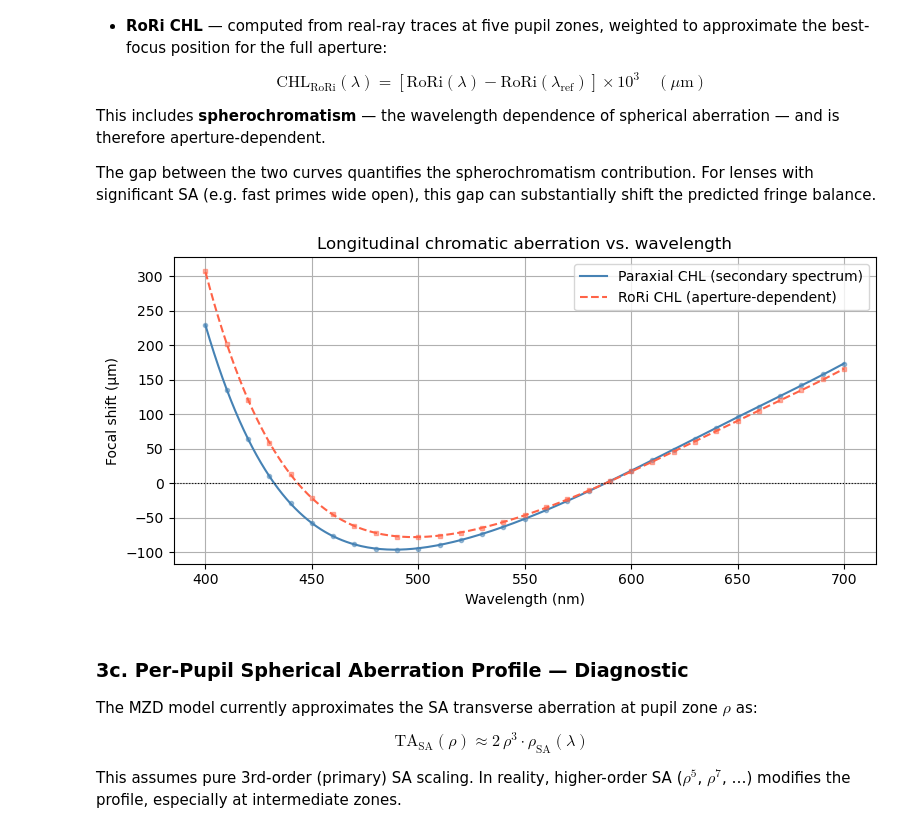
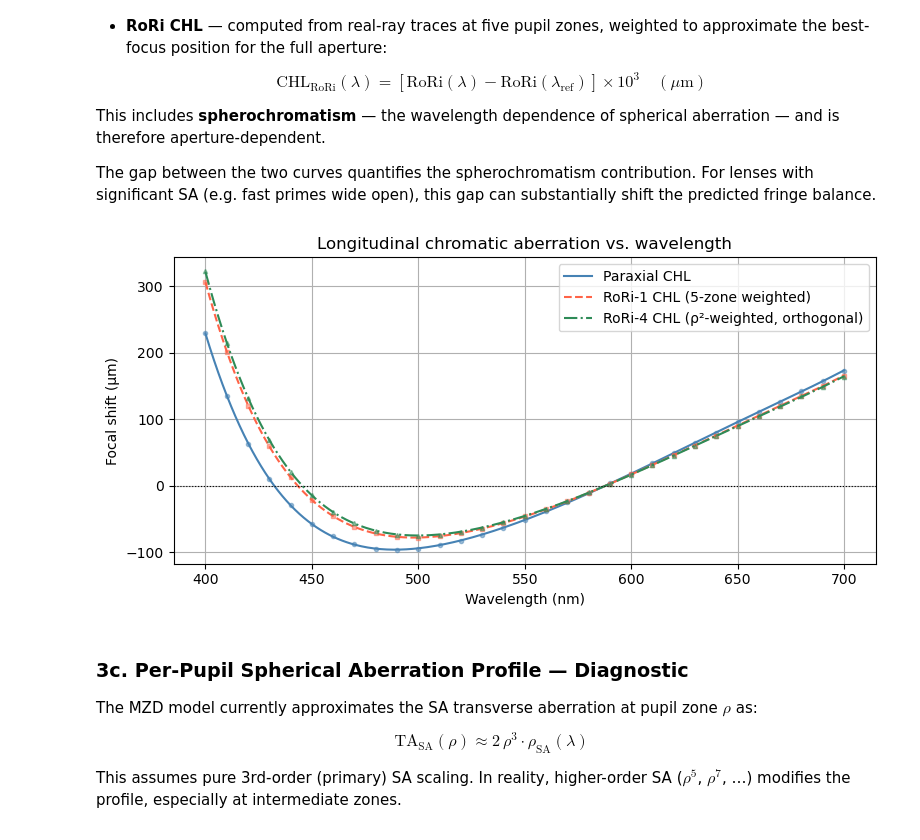
Before and after one commit to Leyangf/ColorFringeCalculation, a Jupyter notebook: examples/cfw_geom_demo.ipynb, the cells around one changed output. Drawn from its saved outputs; the diff is of its cells as text; code cells hidden in the pictures.

```diff
--- a/examples/cfw_geom_demo.ipynb
+++ b/examples/cfw_geom_demo.ipynb
@@ -216,31 +234,35 @@ $$\mathrm{CHL}_{\mathrm{RoRi}}(\lambda) = \left[\mathrm{RoRi}(\lambda) - \mathrm
 
 The gap between the two curves quantifies the spherochromatism contribution. For lenses with significant SA (e.g. fast primes wide open), this gap can substantially shift the predicted fringe balance.
 # %%
-par_wl1  = paraxial_curve[:, 0]
-par_chl1 = paraxial_curve[:, 1]
-ror_wl1  = rori_curve[:, 0]
-ror_chl1 = rori_curve[:, 1]
+par_wl   = paraxial_curve[:, 0]
+par_chl  = paraxial_curve[:, 1]
+r1_wl    = rori1_curve[:, 0]
+r1_chl   = rori1_curve[:, 1]
+r4_wl    = rori4_curve[:, 0]
+r4_chl   = rori4_curve[:, 1]
 
-# 6th-order polynomial fits for smooth curves
-wl_fit  = np.linspace(par_wl1.min(), par_wl1.max(), 300)
-par_fit = np.polyval(np.polyfit(par_wl1, par_chl1, 6), wl_fit)
-ror_fit = np.polyval(np.polyfit(ror_wl1, ror_chl1, 6), wl_fit)
+wl_fit  = np.linspace(par_wl.min(), par_wl.max(), 300)
+par_fit = np.polyval(np.polyfit(par_wl, par_chl, 6), wl_fit)
+r1_fit  = np.polyval(np.polyfit(r1_wl,  r1_chl,  6), wl_fit)
+r4_fit  = np.polyval(np.polyfit(r4_wl,  r4_chl,  6), wl_fit)
 
 plt.figure(figsize=(8, 4))
-plt.plot(par_wl1, par_chl1, "o",  color="steelblue", ms=3, alpha=0.5)
-plt.plot(wl_fit,  par_fit,  "-",  color="steelblue", label="Paraxial CHL (secondary spectrum)")
-plt.plot(ror_wl1, ror_chl1, "s",  color="tomato",    ms=3, alpha=0.5)
-plt.plot(wl_fit,  ror_fit,  "--", color="tomato",    label="RoRi CHL (aperture-dependent)")
+plt.plot(par_wl,  par_chl,  "o",  color="steelblue", ms=3, alpha=0.5)
+plt.plot(wl_fit,  par_fit,  "-",  color="steelblue", label="Paraxial CHL")
+plt.plot(r1_wl,   r1_chl,   "s",  color="tomato",    ms=3, alpha=0.5)
+plt.plot(wl_fit,  r1_fit,   "--", color="tomato",    label="RoRi-1 CHL (5-zone weighted)")
+plt.plot(r4_wl,   r4_chl,   "^",  color="seagreen",  ms=3, alpha=0.5)
+plt.plot(wl_fit,  r4_fit,   "-.", color="seagreen",  label="RoRi-4 CHL (ρ²-weighted, orthogonal)")
 plt.axhline(0, color="k", lw=0.8, ls=":")
 plt.title("Longitudinal chromatic aberration vs. wavelength")
 plt.xlabel("Wavelength (nm)")
 plt.ylabel("Focal shift (µm)")
 plt.grid(True)
 plt.legend()
 plt.tight_layout()
 plt.show()
 # %% [output]
-[figure, old version]
+[figure, new version]
 # %% [markdown]
 ### 3c. Per-Pupil Spherical Aberration Profile — Diagnostic
 
```
Also changed, not shown: parts of 15 cells of this notebook, 5 other files.
